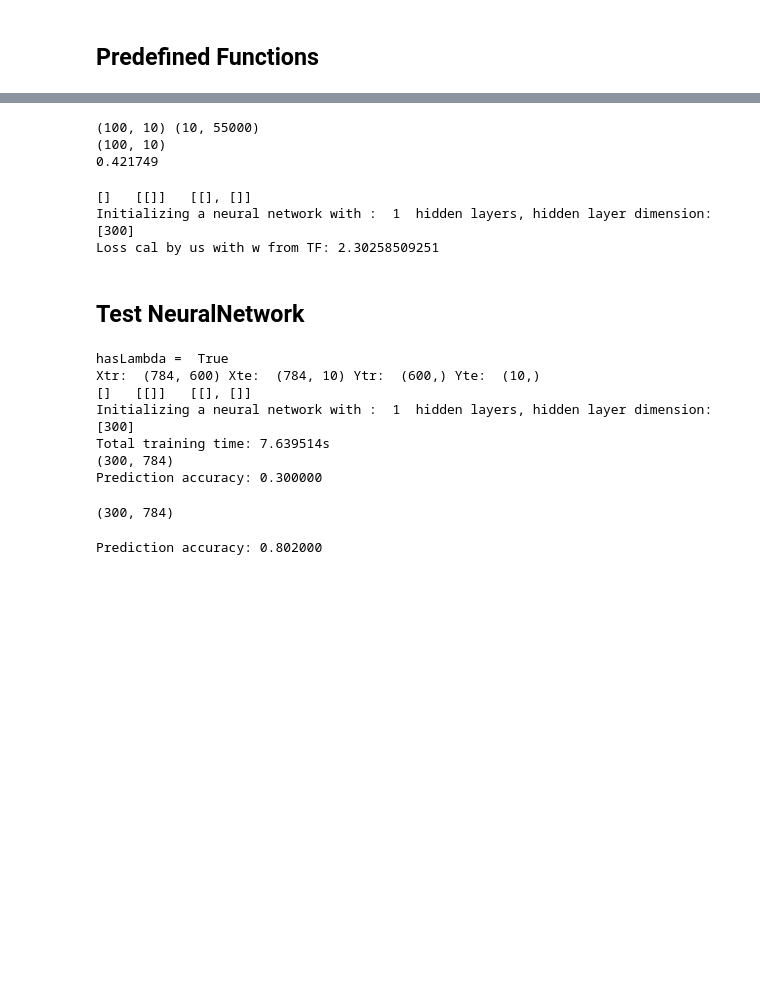
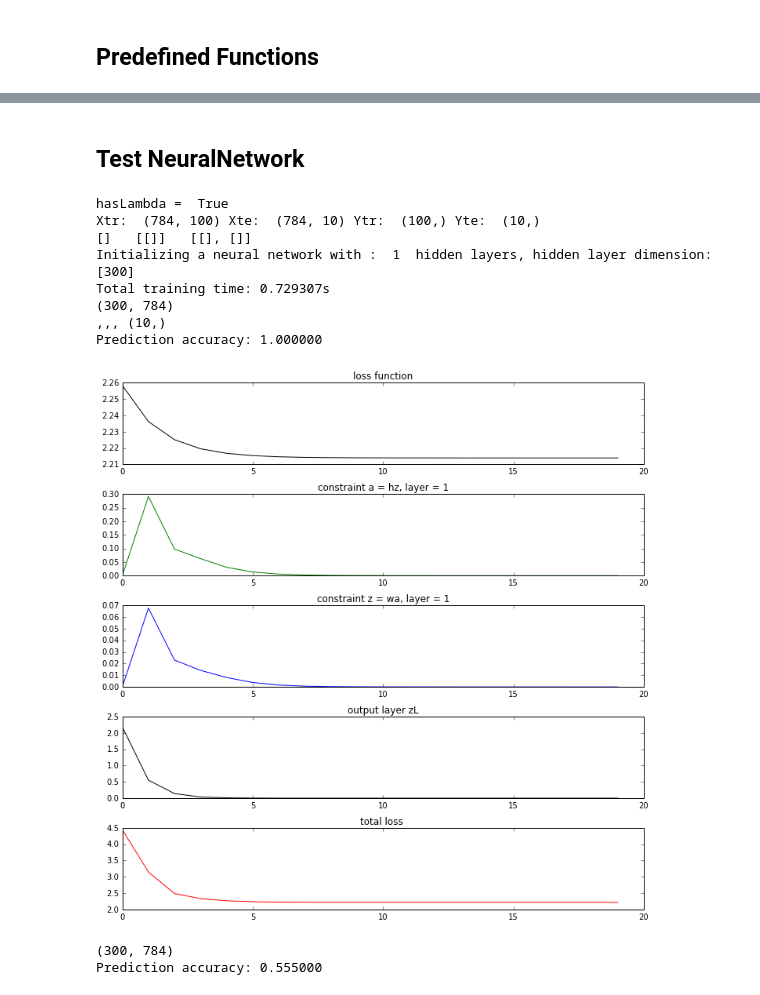
Before and after one commit to GrumpyZhou/IDP, a Jupyter notebook: zqj/admm.ipynb, the cells around one changed output, grey strips where cells are left out. Cells and saved outputs as stored; diff of their text form; code cells hidden in the pictures; blank space fills up the shorter version.

```diff
--- a/zqj/admm.ipynb
+++ b/zqj/admm.ipynb
@@ -113,33 +95,0 @@ def calLossWithTF(Y_tr, logits):
-# %%
-import tensorflow as tf
-import numpy as np
-import NeuralNetwork.TensorFlow.simple_nn as tfnn
-from NeuralNetwork.neural_network import *
-import time
-
-# Parameters initialization
-trNum = batch_size
-hiddenLayer = [300]
-classNum = 10
-epsilon= 0.0001
-
-weightConsWeight = 10
-activConsWeight = 15
-iterNum = 20
-hasLambda = True
-tic = time.time()
-calLoss = False
-# %%
-
-# Train our own neural network
-X_tr, Y_tr = tfX.T, tfY
-network = NeuralNetwork(X_tr, Y_tr, classNum, hiddenLayer, epsilon)
-network.train(weightConsWeight, activConsWeight, iterNum, hasLambda, calLoss, lossType = 'smx',
-              minMethod = 'prox', tau= 0.01, ite= 25)
-# Predict
-Ypred, z = network.predict(X_tr)
-print 'Prediction accuracy: %f' %np.mean(Ypred == Y_tr)
-
-# Calculate loss
-loss = calLossWithTF(Y_tr, z.T)
-print 'Loss by us:', loss
@@ -188,24 +96,3 @@ Loss by us: 0.389213
-# %%
-print logit.shape,z_us.shape
-#np.sum(logit - z_us)
-
-i = range(54900,55000)
-print z_us.T[i,:].shape
-loss = calLossWithTF(Y_tr[i], z_us.T[i,:])
-print loss
-# %% [output]
-(100, 10) (10, 55000)
-(100, 10)
-0.421749
-# %%
-# Calculate loss of TF's W with our loss function
-network = NeuralNetwork(X_tr[:,i], Y_tr[i], classNum, hiddenLayer, epsilon)
-loss_us_ = network.softMaxLossTest(w)
-print 'Loss cal by us with w from TF:', loss_us_
-# %% [output]
-[]   [[]]   [[], []]
-Initializing a neural network with :  1  hidden layers, hidden layer dimension: [300]
-Loss cal by us with w from TF: 2.30258509251
 # %% [markdown]
 ## Test NeuralNetwork
 # %%
@@ -213,7 +100,7 @@ from NeuralNetwork.neural_network import *
 import time
 
 
-case = [(600,10)]#,(5000,50)]#,(500,10),(5000,10),(5000,500),(20000,500),(20000, 2000)]
+case = [(100,10)]#,(5000,50)]#,(500,10),(5000,10),(5000,500),(20000,500),(20000, 2000)]
 lam = [True]
 i = 0
 for la in lam:
@@ -234,7 +121,7 @@ for la in lam:
         iterNum = 20
         hasLambda = la
         tic = time.time()
-        calLoss = False
+        calLoss = True
 
         """
         Input:
@@ -254,7 +141,8 @@ for la in lam:
         print 'Total training time: %fs' % (toc - tic)
 
         # Predict
-        Ypred = network.predict(X_te)
+        Ypred,z = network.predict(X_te)
+        print ',,,',Ypred.shape
         print 'Prediction accuracy: %f' %np.mean(Ypred == Y_te)
 
         L = len(hiddenLayer)
@@ -268,37 +156,35 @@ for la in lam:
 
             for l in range(0,L):
                 aloss = fig.add_subplot(gs[1,l])
                 aloss.set_title('constraint a = hz, layer = %d' % (l+1))
                 aloss.plot(network.aConstrLoss[l], 'g-')
 
                 zloss = fig.add_subplot(gs[2,l])
                 zloss.set_title('constraint z = wa, layer = %d' % (l+1))
                 zloss.plot(network.zConstrLoss[l], 'b-')
 
 #             lag = fig.add_subplot(gs[3,:])
 #             lag.set_title('lagrange term')
 #             lag.plot(network.lagraLoss, 'r-')
 
 
             zLLoss = fig.add_subplot(gs[3,:])
             zLLoss.set_title('output layer zL')
             zLLoss.plot(network.zConstrLoss[L], 'k-')
 
             total = fig.add_subplot(gs[4,:])
             total.set_title('total loss ')
             total.plot(network.totalLoss, 'r-')
 
             plt.tight_layout()
             plt.show()
 # %% [output]
 hasLambda =  True
-Xtr:  (784, 600) Xte:  (784, 10) Ytr:  (600,) Yte:  (10,)
+Xtr:  (784, 100) Xte:  (784, 10) Ytr:  (100,) Yte:  (10,)
 []   [[]]   [[], []]
 Initializing a neural network with :  1  hidden layers, hidden layer dimension: [300]
-Total training time: 7.639514s
+Total training time: 0.729307s
 (300, 784)
-Prediction accuracy: 0.300000
+,,, (10,)
+Prediction accuracy: 1.000000
+[figure, added]
-# %%
-Ypred = network.predict(X_te)
-# %% [output]
-(300, 784)
@@ -310,6 +191,7 @@ Ypred = network.predict(X_te)
 # %%
 X_tr, X_te, Y_tr, Y_te = getMiniPatch(X_train, Y_train, X_test, Y_test, 6000, 1000, 1)
-Ypred = network.predict(X_te)
+Ypred,x = network.predict(X_te)
 print 'Prediction accuracy: %f' %np.mean(Ypred == Y_te)
 # %% [output]
-Prediction accuracy: 0.802000
+(300, 784)
+Prediction accuracy: 0.555000
```
Also changed, not shown: parts of 11 cells of this notebook, 2 other files.
